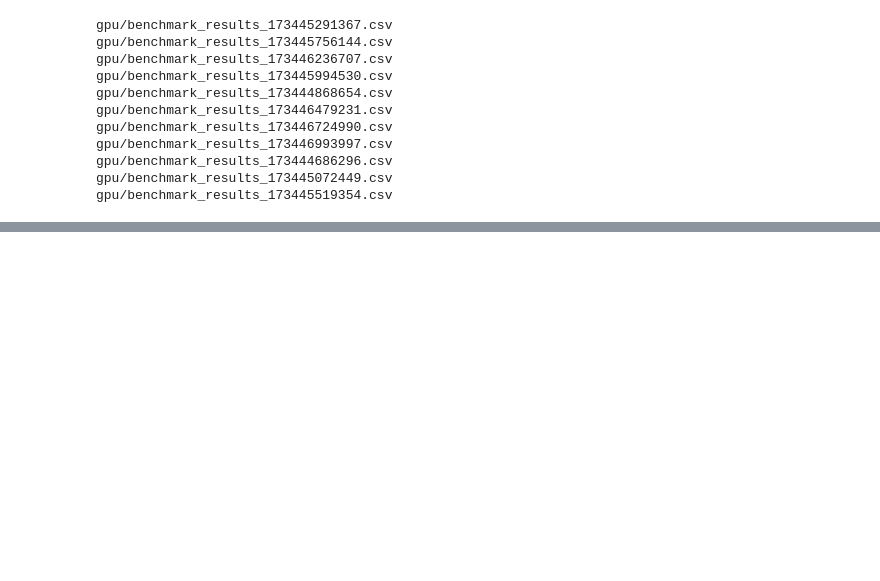
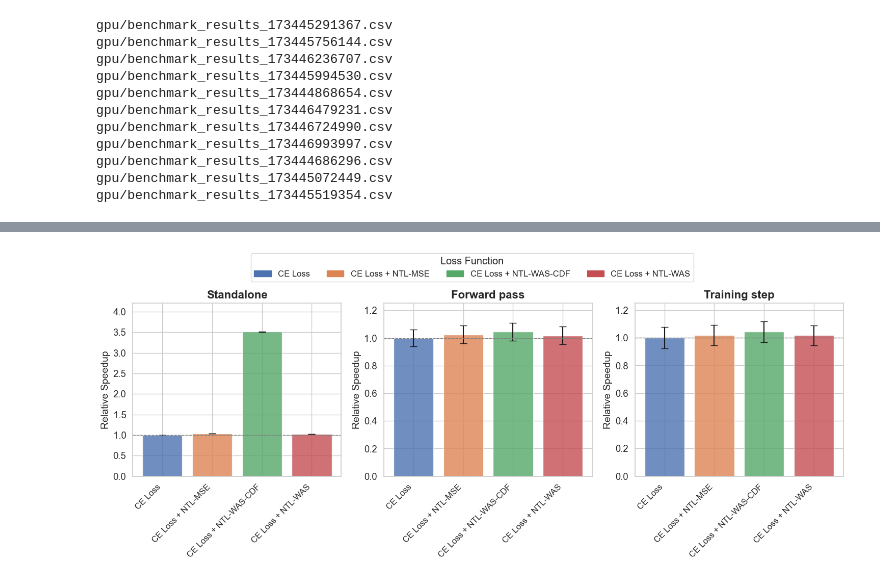
Before and after one commit to tum-ai/number-token-loss, a Jupyter notebook: benchmarking/plot.ipynb, the cells around one changed output, grey strips where cells are left out. Cells and saved outputs as stored; diff of their text form; code cells hidden in the pictures; blank space fills up the shorter version.

```diff
--- a/benchmarking/plot.ipynb
+++ b/benchmarking/plot.ipynb
@@ -144,3 +276,7 @@ combined_plots(dfs[0.1])
+# %%
+plot_relative_speedup(dfs[0.1])
+# %% [output]
+[figure, added]
 # %%
 import matplotlib.pyplot as plt
 import numpy as np
```
Also changed, not shown: parts of 9 cells of this notebook.
